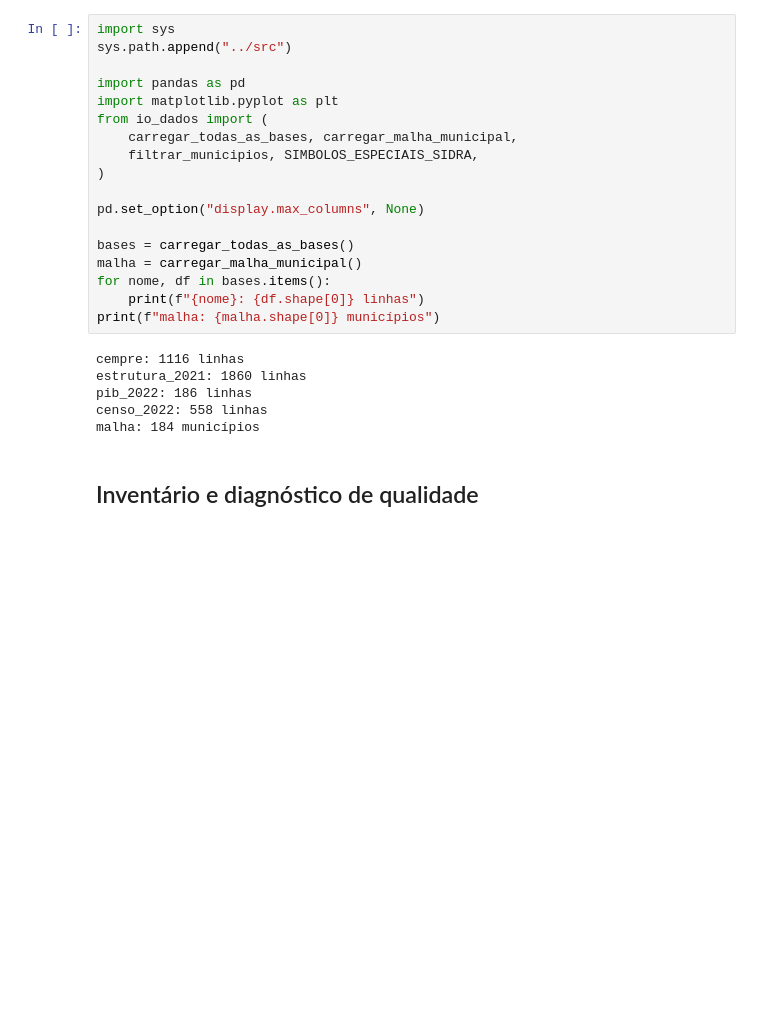
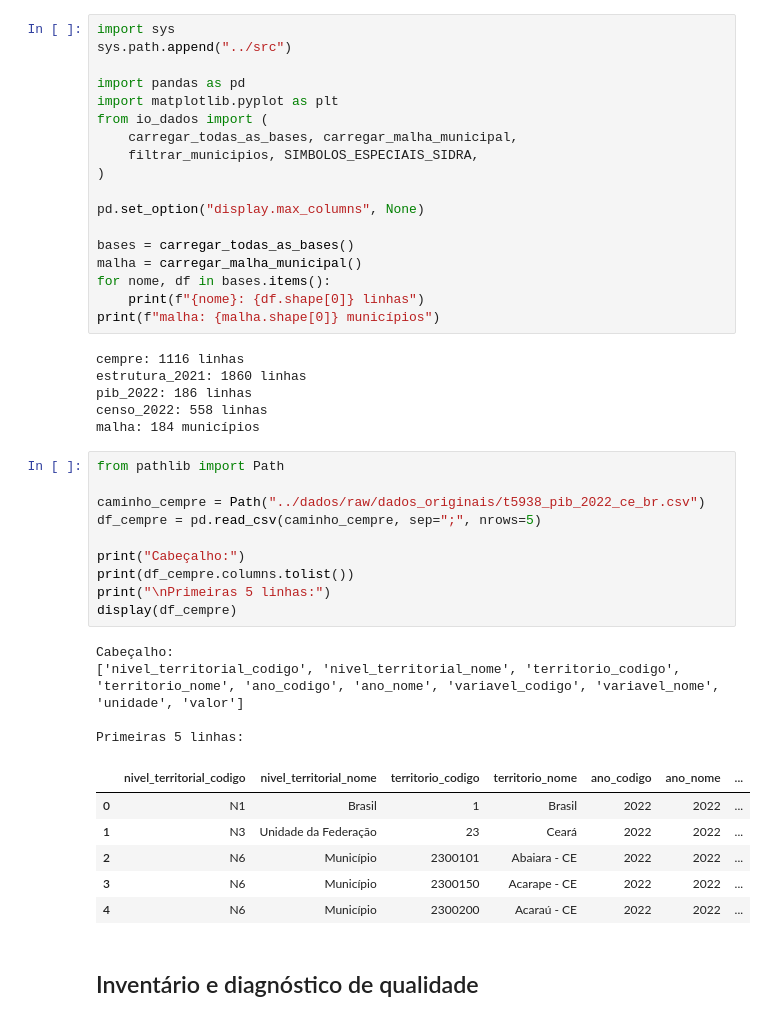
Before and after one commit to kauesombra/ProjetoBanco-de-Dados, a Jupyter notebook: notebooks/01_carga_e_diagnostico.ipynb, the cells around one changed output. Drawn from its saved outputs; the diff is of its cells as text; blank space fills up the shorter version.

```diff
--- a/notebooks/01_carga_e_diagnostico.ipynb
+++ b/notebooks/01_carga_e_diagnostico.ipynb
@@ -29,6 +29,27 @@ estrutura_2021: 1860 linhas
 pib_2022: 186 linhas
 censo_2022: 558 linhas
 malha: 184 municípios
+# %%
+from pathlib import Path
+
+caminho_cempre = Path("../dados/raw/dados_originais/t5938_pib_2022_ce_br.csv")
+df_cempre = pd.read_csv(caminho_cempre, sep=";", nrows=5)
+
+print("Cabeçalho:")
+print(df_cempre.columns.tolist())
+print("\nPrimeiras 5 linhas:")
+display(df_cempre)
+# %% [output]
+Cabeçalho:
+['nivel_territorial_codigo', 'nivel_territorial_nome', 'territorio_codigo', 'territorio_nome', 'ano_codigo', 'ano_nome', 'variavel_codigo', 'variavel_nome', 'unidade', 'valor']
+
+Primeiras 5 linhas:
+|  | nivel_territorial_codigo | nivel_territorial_nome | territorio_codigo | territorio_nome | ano_codigo | ano_nome | ... |
+| 0 | N1 | Brasil | 1 | Brasil | 2022 | 2022 | ... |
+| 1 | N3 | Unidade da Federação | 23 | Ceará | 2022 | 2022 | ... |
+| 2 | N6 | Município | 2300101 | Abaiara - CE | 2022 | 2022 | ... |
+| 3 | N6 | Município | 2300150 | Acarape - CE | 2022 | 2022 | ... |
+| 4 | N6 | Município | 2300200 | Acaraú - CE | 2022 | 2022 | ... |
 # %% [markdown]
 ## Inventário e diagnóstico de qualidade
 # %%
```
Also changed, not shown: parts of 3 cells of this notebook, 1 other file.
